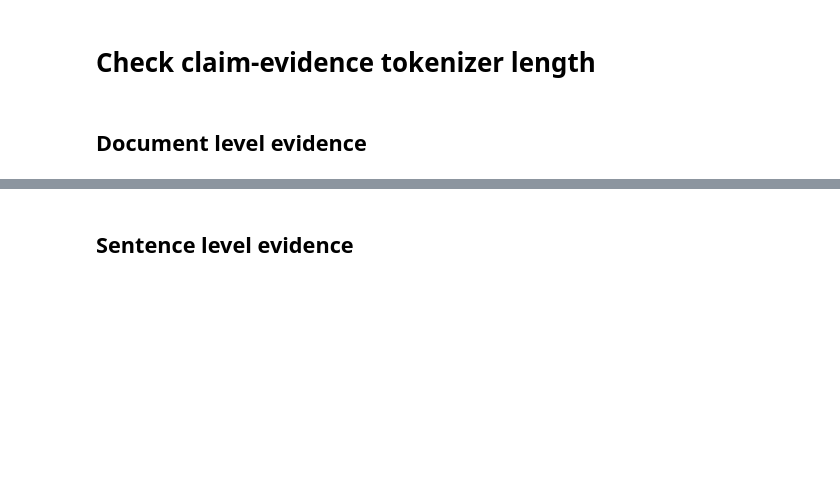
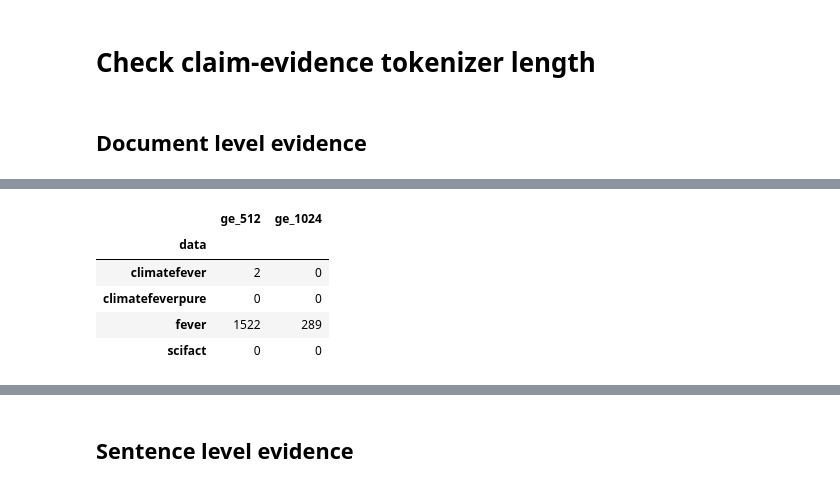
Before and after one commit to boeyjw/KCL-MScAI-FactChecking-Code, a Jupyter notebook: nb/02_Data_Processing/01_General_Analysis.ipynb, the cells around one changed output, grey strips where cells are left out. Drawn from its saved outputs; the diff is of its cells as text; code cells hidden in the pictures; blank space fills up the shorter version.

```diff
--- a/nb/02_Data_Processing/01_General_Analysis.ipynb
+++ b/nb/02_Data_Processing/01_General_Analysis.ipynb
@@ -205 +216,10 @@ doc_stats.pivot_table(values=["evidence_token"], index="data", columns="label",
 | scifact | 144.841346 | 82.075949 | 71.188596 | 343 | 423 | 443 |
+# %%
+doc_stats.groupby("data").agg({"ge_512": "sum", "ge_1024": "sum"})
+# %% [output]
+|  | ge_512 | ge_1024 |
+| data |  |  |
+| climatefever | 2 | 0 |
+| climatefeverpure | 0 | 0 |
+| fever | 1522 | 289 |
+| scifact | 0 | 0 |
```
Also changed, not shown: parts of 12 cells of this notebook, 5 other files.
